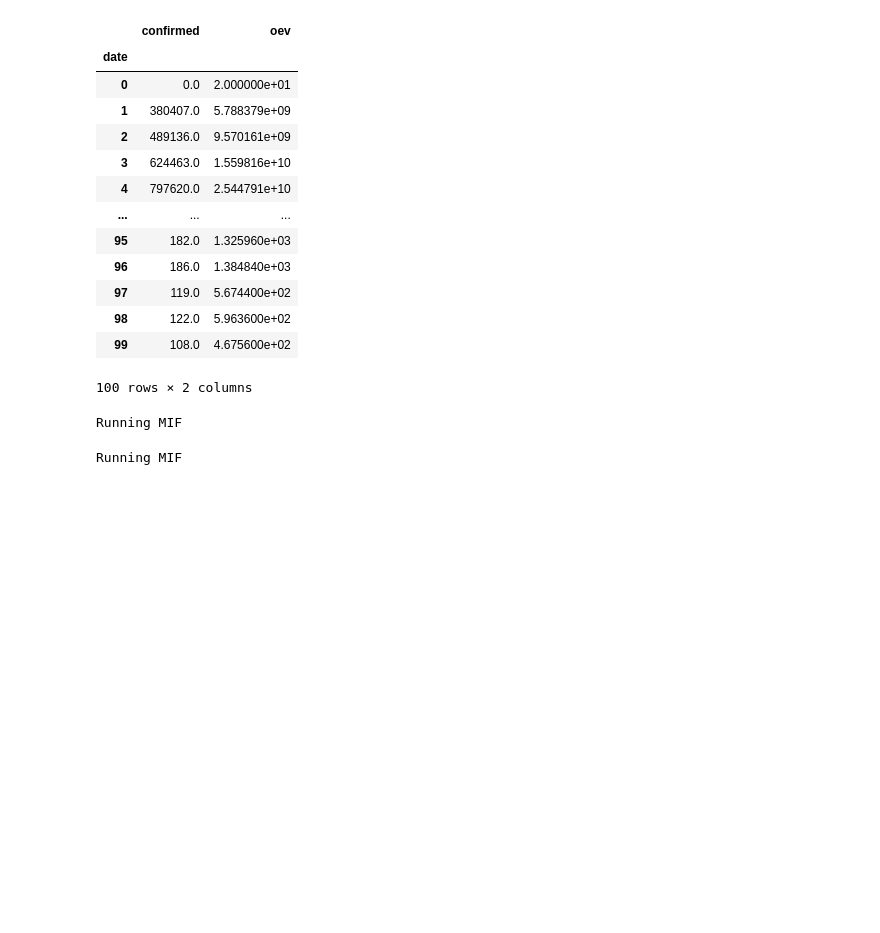
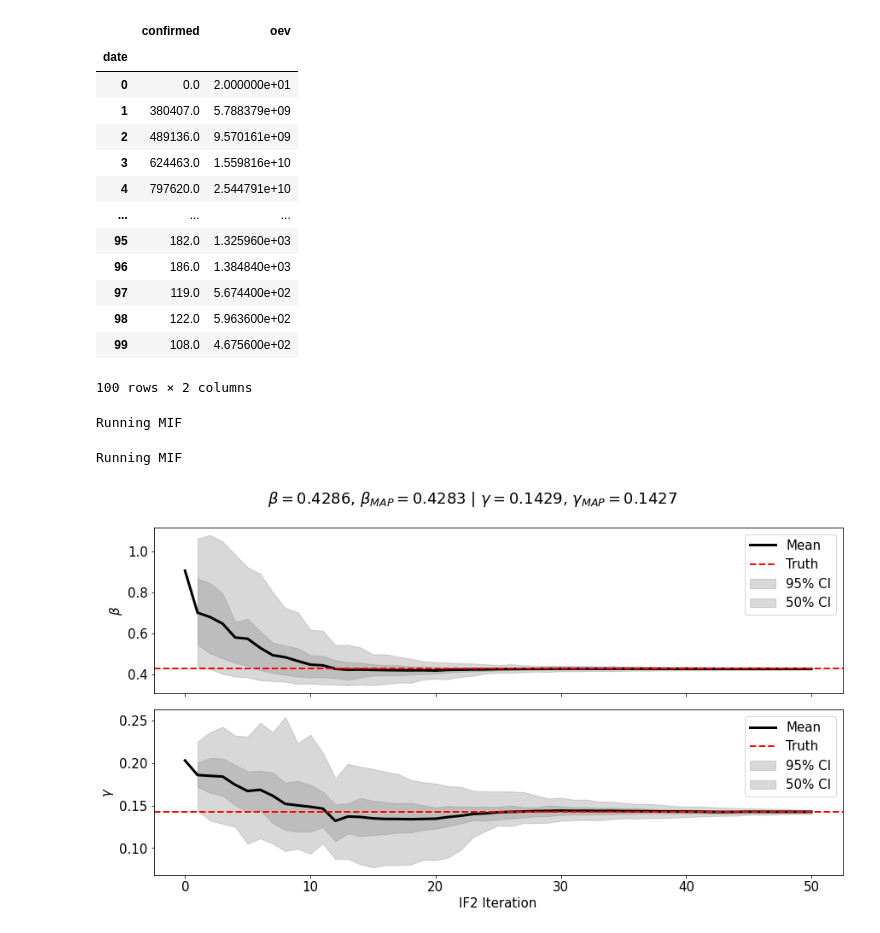
Before and after one commit to ChaosDonkey06/ID_Modeling, a Jupyter notebook: POMP_INFERENCE/SIR_IF2_EAKF.ipynb, the cells around one changed output. Saved outputs shown, nothing was run; the diff lists cells and outputs as text; code cells hidden in the pictures; blank space fills up the shorter version.

Commit message:
update EAKF

```diff
--- a/POMP_INFERENCE/SIR_IF2_EAKF.ipynb
+++ b/POMP_INFERENCE/SIR_IF2_EAKF.ipynb
@@ -545,4 +545,39 @@ gamma_if1_df = create_df_response(param_iter[1,:,:], time=ittters)
 
 beta_if2_df  = create_df_response(param_iter_pert[0,:,:], time=ittters)
 gamma_if2_df = create_df_response(param_iter_pert[1,:,:], time=ittters)
+# %%
+plt.rc('font', size=15) #controls default text size
+
+beta_mle  = beta_if2_df["mean"].iloc[-1]
+gamma_mle = gamma_if2_df["mean"].iloc[-1]
+
+def plot_convergence_plots(, path_to_save = None)
+    fig, ax = plt.subplots(2, 1, figsize=(12.5, 7.2), sharex=True)
+
+    ax[0].plot(range(ittters+1), param_mean_iter_pert[0,:], color="k", lw=3, label="Mean")
+    ax[0].fill_between(range(1,ittters+1), beta_if2_df["low_95"], beta_if2_df["high_95"], color="gray", alpha=0.3, label="95% CI")
+    ax[0].fill_between(range(1,ittters+1), beta_if2_df["low_50"], beta_if2_df["high_50"], color="gray", alpha=0.3, label="50% CI")
+    ax[0].axhline(y=beta_truth, color="red", linestyle="--", lw=2, label="Truth")
+
+    ax[1].plot(range(ittters+1), param_mean_iter_pert[1,:], color="k", lw=3, label="Mean")
+    ax[1].fill_between(range(1,ittters+1), gamma_if2_df["low_95"], gamma_if2_df["high_95"], color="gray", alpha=0.3, label="95% CI")
+    ax[1].fill_between(range(1,ittters+1), gamma_if2_df["low_50"], gamma_if2_df["high_50"], color="gray", alpha=0.3, label="50% CI")
+    ax[1].plot(range(1,ittters+1), gamma_if2_df["mean"], color="blue", alpha=0.3, label="50% CI")
+
+    ax[1].axhline(y=gamma_truth, color="red", linestyle="--", lw=2, label="Truth")
+
+
+    ax[1].set_xlabel("IF2 Iteration")
+    ax[0].set_ylabel(r"$\beta$")
+    ax[1].set_ylabel(r"$\gamma$")
+
+    ax[0].legend()
+    ax[1].legend()
+
+    fig.suptitle(r"$\beta=${:0.4f}, $\beta_{{MAP}}=${:0.4f} | $\gamma=${:0.4f}, $\gamma_{{MAP}}=${:0.4f}".format(beta_truth, beta_mle, gamma_truth, gamma_mle))
+    plt.tight_layout()
+    if path_to_save:
+        fig.savefig(os.path.join(results_dir, "eakf_convergence_plot_IF2.png"), dpi=300, transparent=True)
+# %% [output]
+[figure, added]
 # %%
```
Also changed, not shown: parts of 2 cells of this notebook.
